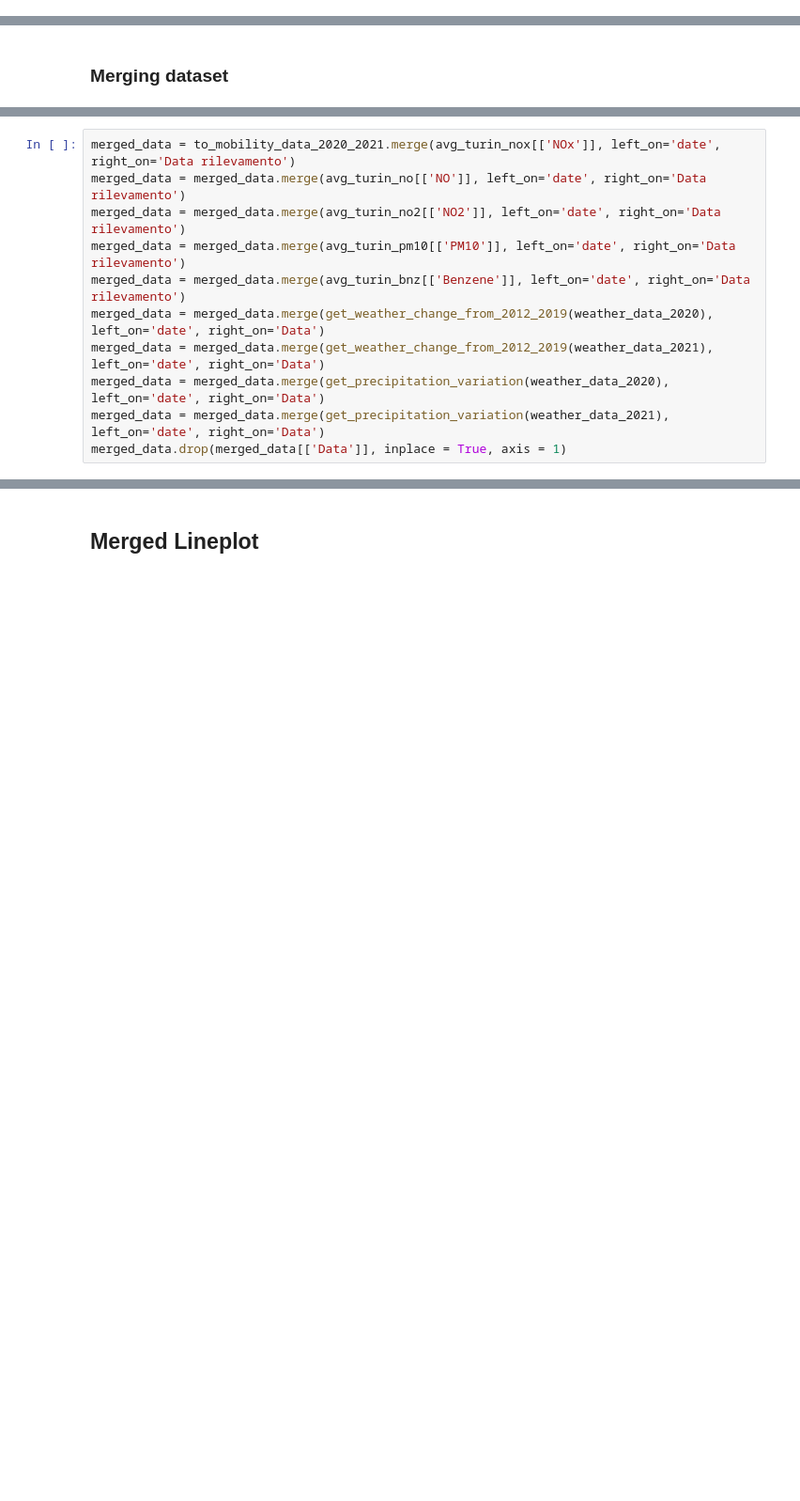
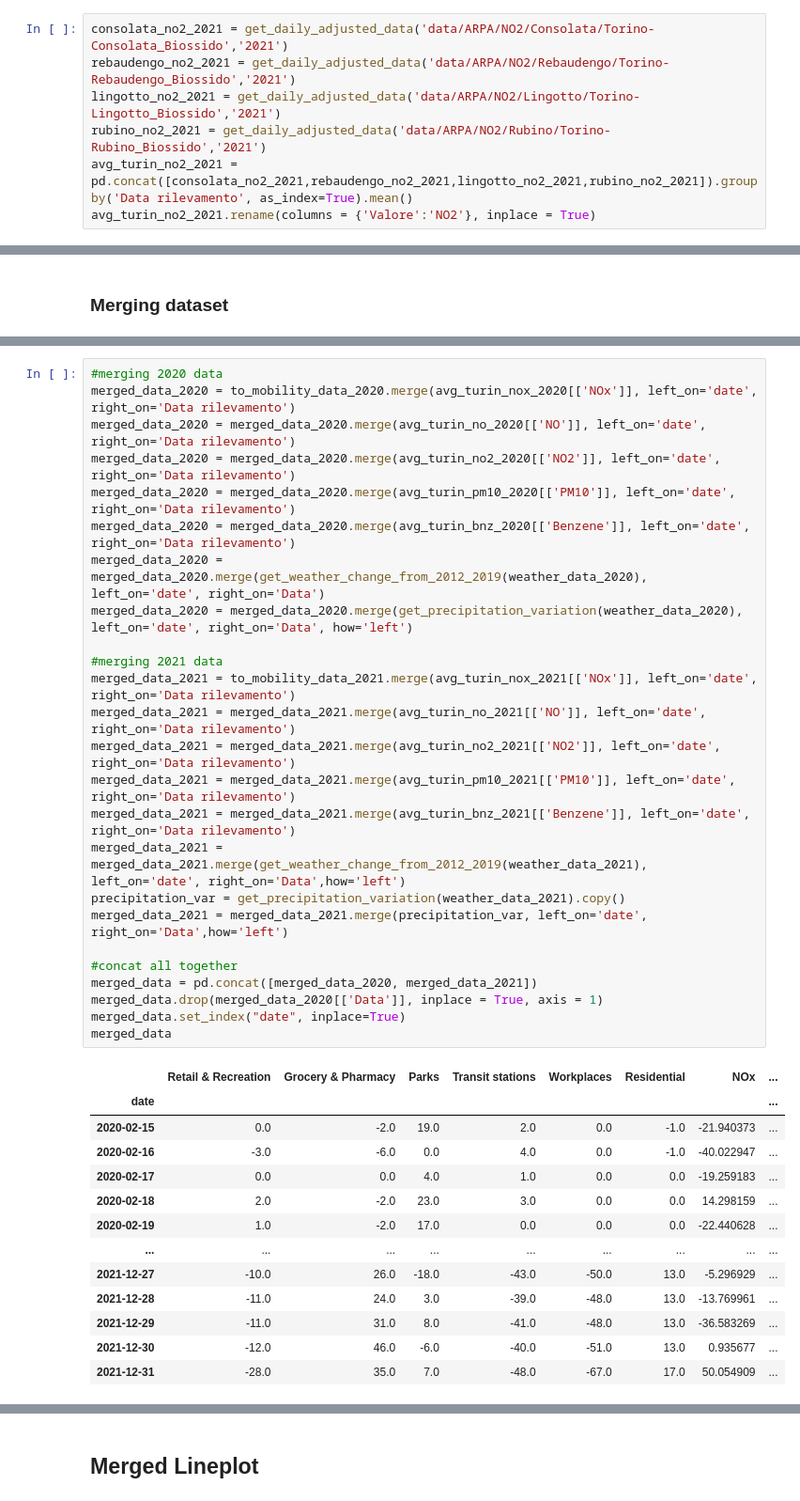
Before and after one commit to danielegerbaldo/Turin-Air-Quality-Comparison-Lockdown, a Jupyter notebook: Turin-Air-Quality-Comparison-Lockdown.ipynb, the cells around one changed output, grey strips where cells are left out. Shown at 94% size. Saved outputs shown, nothing was run; the diff lists cells and outputs as text; blank space fills up the shorter version.

```diff
--- a/Turin-Air-Quality-Comparison-Lockdown.ipynb
+++ b/Turin-Air-Quality-Comparison-Lockdown.ipynb
@@ -255,0 +284,7 @@ avg_turin_bnz = avg_turin_bnz.rename(columns = {'Valore':'Benzene'})
+# %%
+consolata_no2_2021 = get_daily_adjusted_data('data/ARPA/NO2/Consolata/Torino-Consolata_Biossido','2021')
+rebaudengo_no2_2021 = get_daily_adjusted_data('data/ARPA/NO2/Rebaudengo/Torino-Rebaudengo_Biossido','2021')
+lingotto_no2_2021 = get_daily_adjusted_data('data/ARPA/NO2/Lingotto/Torino-Lingotto_Biossido','2021')
+rubino_no2_2021 = get_daily_adjusted_data('data/ARPA/NO2/Rubino/Torino-Rubino_Biossido','2021')
+avg_turin_no2_2021 = pd.concat([consolata_no2_2021,rebaudengo_no2_2021,lingotto_no2_2021,rubino_no2_2021]).groupby('Data rilevamento', as_index=True).mean()
+avg_turin_no2_2021.rename(columns = {'Valore':'NO2'}, inplace = True)
@@ -399,11 +413,39 @@ to_mobility_data_2020_2021
 # %%
-merged_data = to_mobility_data_2020_2021.merge(avg_turin_nox[['NOx']], left_on='date', right_on='Data rilevamento')
-merged_data = merged_data.merge(avg_turin_no[['NO']], left_on='date', right_on='Data rilevamento')
-merged_data = merged_data.merge(avg_turin_no2[['NO2']], left_on='date', right_on='Data rilevamento')
-merged_data = merged_data.merge(avg_turin_pm10[['PM10']], left_on='date', right_on='Data rilevamento')
-merged_data = merged_data.merge(avg_turin_bnz[['Benzene']], left_on='date', right_on='Data rilevamento')
-merged_data = merged_data.merge(get_weather_change_from_2012_2019(weather_data_2020), left_on='date', right_on='Data')
-merged_data = merged_data.merge(get_weather_change_from_2012_2019(weather_data_2021), left_on='date', right_on='Data')
-merged_data = merged_data.merge(get_precipitation_variation(weather_data_2020), left_on='date', right_on='Data')
-merged_data = merged_data.merge(get_precipitation_variation(weather_data_2021), left_on='date', right_on='Data')
-merged_data.drop(merged_data[['Data']], inplace = True, axis = 1)
+#merging 2020 data
+merged_data_2020 = to_mobility_data_2020.merge(avg_turin_nox_2020[['NOx']], left_on='date', right_on='Data rilevamento')
+merged_data_2020 = merged_data_2020.merge(avg_turin_no_2020[['NO']], left_on='date', right_on='Data rilevamento')
+merged_data_2020 = merged_data_2020.merge(avg_turin_no2_2020[['NO2']], left_on='date', right_on='Data rilevamento')
+merged_data_2020 = merged_data_2020.merge(avg_turin_pm10_2020[['PM10']], left_on='date', right_on='Data rilevamento')
+merged_data_2020 = merged_data_2020.merge(avg_turin_bnz_2020[['Benzene']], left_on='date', right_on='Data rilevamento')
+merged_data_2020 = merged_data_2020.merge(get_weather_change_from_2012_2019(weather_data_2020), left_on='date', right_on='Data')
+merged_data_2020 = merged_data_2020.merge(get_precipitation_variation(weather_data_2020), left_on='date', right_on='Data', how='left')
+
+#merging 2021 data
+merged_data_2021 = to_mobility_data_2021.merge(avg_turin_nox_2021[['NOx']], left_on='date', right_on='Data rilevamento')
+merged_data_2021 = merged_data_2021.merge(avg_turin_no_2021[['NO']], left_on='date', right_on='Data rilevamento')
+merged_data_2021 = merged_data_2021.merge(avg_turin_no2_2021[['NO2']], left_on='date', right_on='Data rilevamento')
+merged_data_2021 = merged_data_2021.merge(avg_turin_pm10_2021[['PM10']], left_on='date', right_on='Data rilevamento')
+merged_data_2021 = merged_data_2021.merge(avg_turin_bnz_2021[['Benzene']], left_on='date', right_on='Data rilevamento')
+merged_data_2021 = merged_data_2021.merge(get_weather_change_from_2012_2019(weather_data_2021), left_on='date', right_on='Data',how='left')
+precipitation_var = get_precipitation_variation(weather_data_2021).copy()
+merged_data_2021 = merged_data_2021.merge(precipitation_var, left_on='date', right_on='Data',how='left')
+
+#concat all together
+merged_data = pd.concat([merged_data_2020, merged_data_2021])
+merged_data.drop(merged_data_2020[['Data']], inplace = True, axis = 1)
+merged_data.set_index("date", inplace=True)
+merged_data
+# %% [output]
+|  | Retail & Recreation | Grocery & Pharmacy | Parks | Transit stations | Workplaces | Residential | NOx | ... |
+| date |  |  |  |  |  |  |  | ... |
+| 2020-02-15 | 0.0 | -2.0 | 19.0 | 2.0 | 0.0 | -1.0 | -21.940373 | ... |
+| 2020-02-16 | -3.0 | -6.0 | 0.0 | 4.0 | 0.0 | -1.0 | -40.022947 | ... |
+| 2020-02-17 | 0.0 | 0.0 | 4.0 | 1.0 | 0.0 | 0.0 | -19.259183 | ... |
+| 2020-02-18 | 2.0 | -2.0 | 23.0 | 3.0 | 0.0 | 0.0 | 14.298159 | ... |
+| 2020-02-19 | 1.0 | -2.0 | 17.0 | 0.0 | 0.0 | 0.0 | -22.440628 | ... |
+| ... | ... | ... | ... | ... | ... | ... | ... | ... |
+| 2021-12-27 | -10.0 | 26.0 | -18.0 | -43.0 | -50.0 | 13.0 | -5.296929 | ... |
+| 2021-12-28 | -11.0 | 24.0 | 3.0 | -39.0 | -48.0 | 13.0 | -13.769961 | ... |
+| 2021-12-29 | -11.0 | 31.0 | 8.0 | -41.0 | -48.0 | 13.0 | -36.583269 | ... |
+| 2021-12-30 | -12.0 | 46.0 | -6.0 | -40.0 | -51.0 | 13.0 | 0.935677 | ... |
+| 2021-12-31 | -28.0 | 35.0 | 7.0 | -48.0 | -67.0 | 17.0 | 50.054909 | ... |
```
Also changed, not shown: parts of 25 cells of this notebook, 3 other files.
